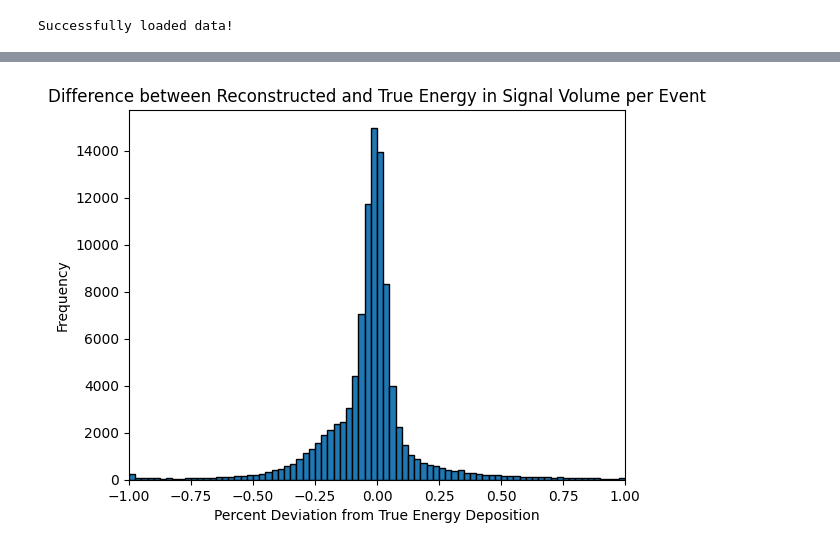
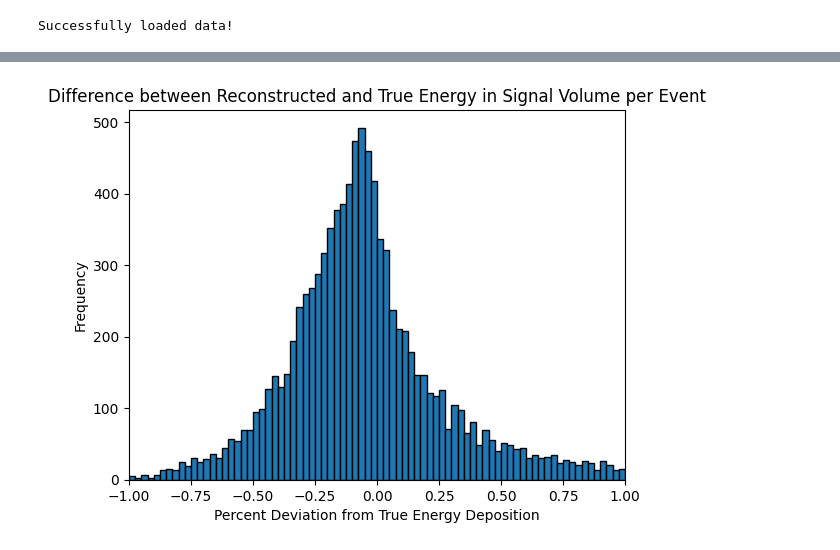
Before and after one commit to vaccarojohn/SNeNDSim, a Jupyter notebook: detectorsim/signal/signal_segment_analysis.ipynb, the cells around one changed output, grey strips where cells are left out. Saved outputs shown, nothing was run; the diff lists cells and outputs as text; code cells hidden in the pictures.

Commit message:
fix segment data collection for cosmics, BRN, and outside

```diff
--- a/detectorsim/signal/signal_segment_analysis.ipynb
+++ b/detectorsim/signal/signal_segment_analysis.ipynb
@@ -62,19 +62,19 @@ plt.show()
 # %%
 # Percent difference between reconstructed and true energy (in signal volume)
 
 # Define bins
 bins = np.arange(-1, 1.025, 0.025)
-plt.hist(data['senergy'] / data2['senergy'] - 1, bins=bins, edgecolor='black')
+plt.hist(data['senergy'] / data2['senergy'][:10000] - 1, bins=bins, edgecolor='black')
 plt.xlim(-1, 1)
 
 # Axis labels
 plt.xlabel('Percent Deviation from True Energy Deposition')
 plt.ylabel('Frequency')
 plt.title('Difference between Reconstructed and True Energy in Signal Volume per Event')
 
 plt.show()
 # %% [output]
-[figure, old version]
+[figure, new version]
 # %%
 # Energy deposited in fiducial volume per event
 
```
Also changed, not shown: parts of 13 cells of this notebook, 35 other files.
